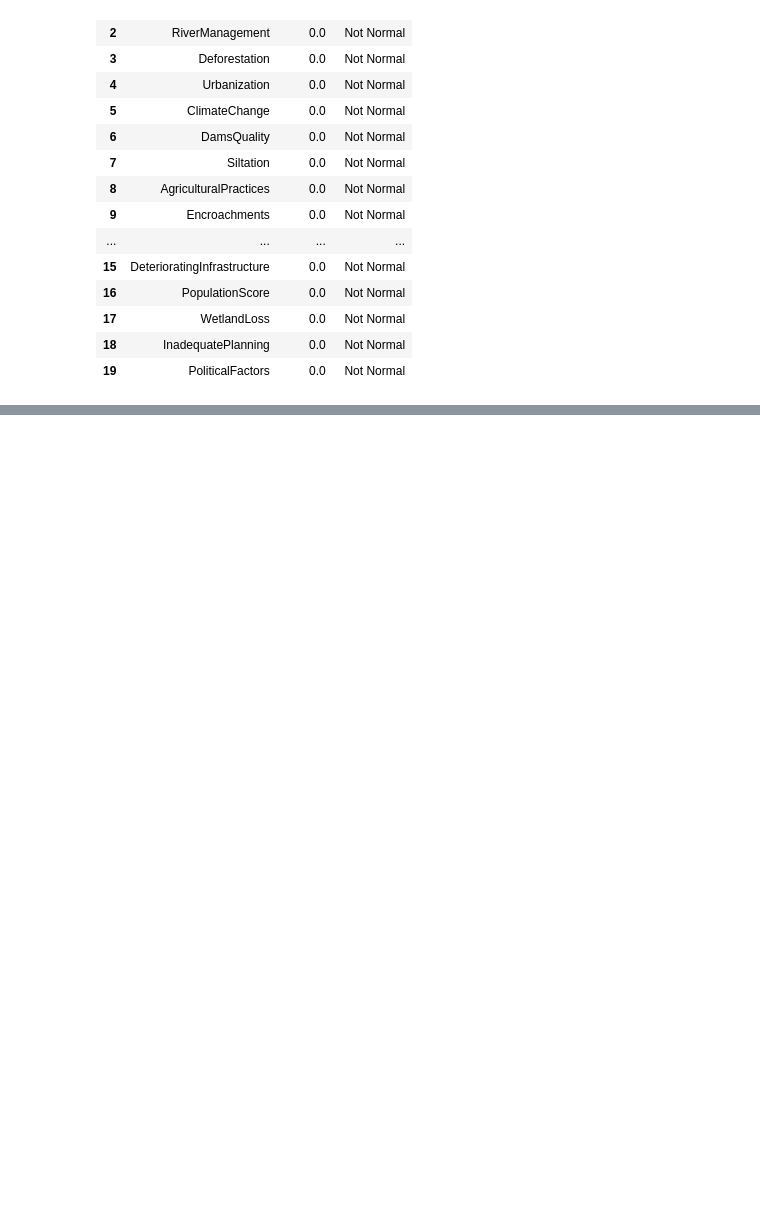
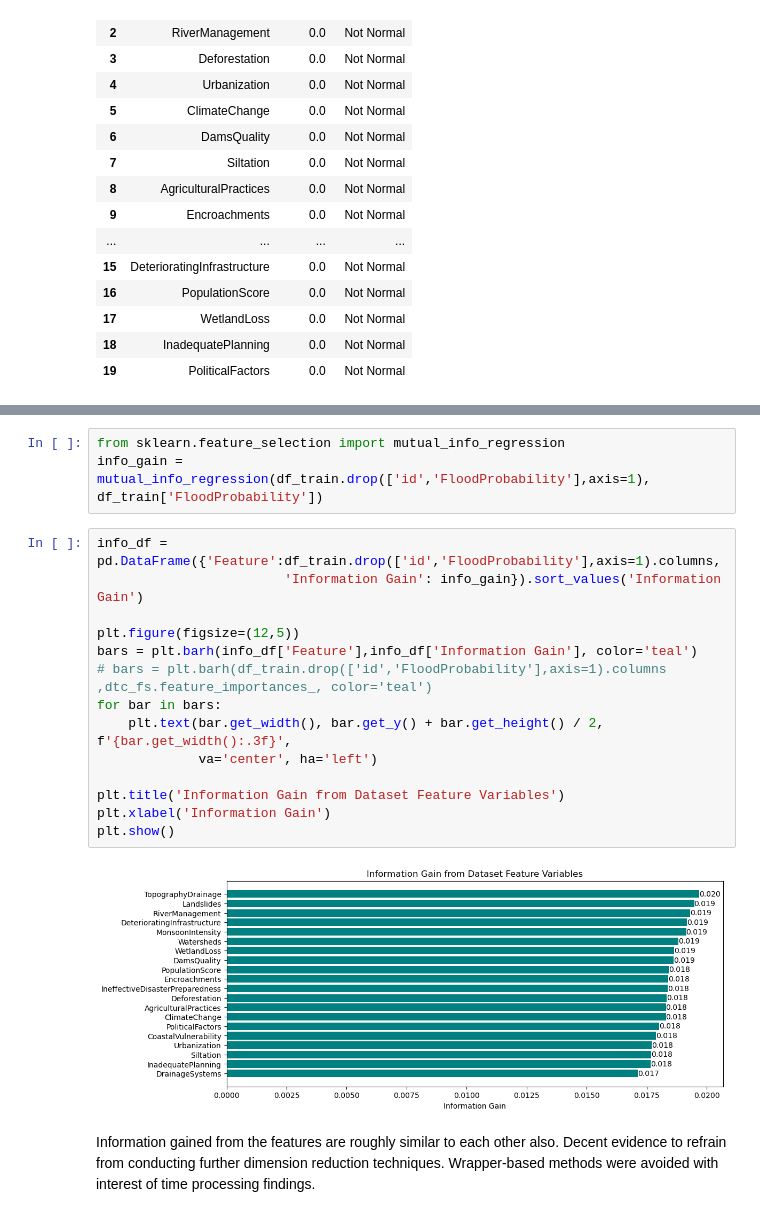
Before and after one commit to mdsulaiman010/predict-flood-probabilities, a Jupyter notebook: flood-prob-regression.ipynb, the cells around one changed output, grey strips where cells are left out. Saved outputs shown, nothing was run; the diff lists cells and outputs as text; blank space fills up the shorter version.

```diff
--- a/flood-prob-regression.ipynb
+++ b/flood-prob-regression.ipynb
@@ -149,0 +154,21 @@ plt.show()
+# %%
+from sklearn.feature_selection import mutual_info_regression
+info_gain = mutual_info_regression(df_train.drop(['id','FloodProbability'],axis=1), df_train['FloodProbability'])
+# %%
+info_df = pd.DataFrame({'Feature':df_train.drop(['id','FloodProbability'],axis=1).columns,
+                        'Information Gain': info_gain}).sort_values('Information Gain')
+
+plt.figure(figsize=(12,5))
+bars = plt.barh(info_df['Feature'],info_df['Information Gain'], color='teal')
+# bars = plt.barh(df_train.drop(['id','FloodProbability'],axis=1).columns ,dtc_fs.feature_importances_, color='teal')
+for bar in bars:
+    plt.text(bar.get_width(), bar.get_y() + bar.get_height() / 2, f'{bar.get_width():.3f}',
+             va='center', ha='left')
+
+plt.title('Information Gain from Dataset Feature Variables')
+plt.xlabel('Information Gain')
+plt.show()
+# %% [output]
+[figure, added]
+# %% [markdown]
+Information gained from the features are roughly similar to each other also. Decent evidence to refrain from conducting further dimension reduction techniques. Wrapper-based methods were avoided with interest of time processing findings.
```
Also changed, not shown: parts of 14 cells of this notebook.
